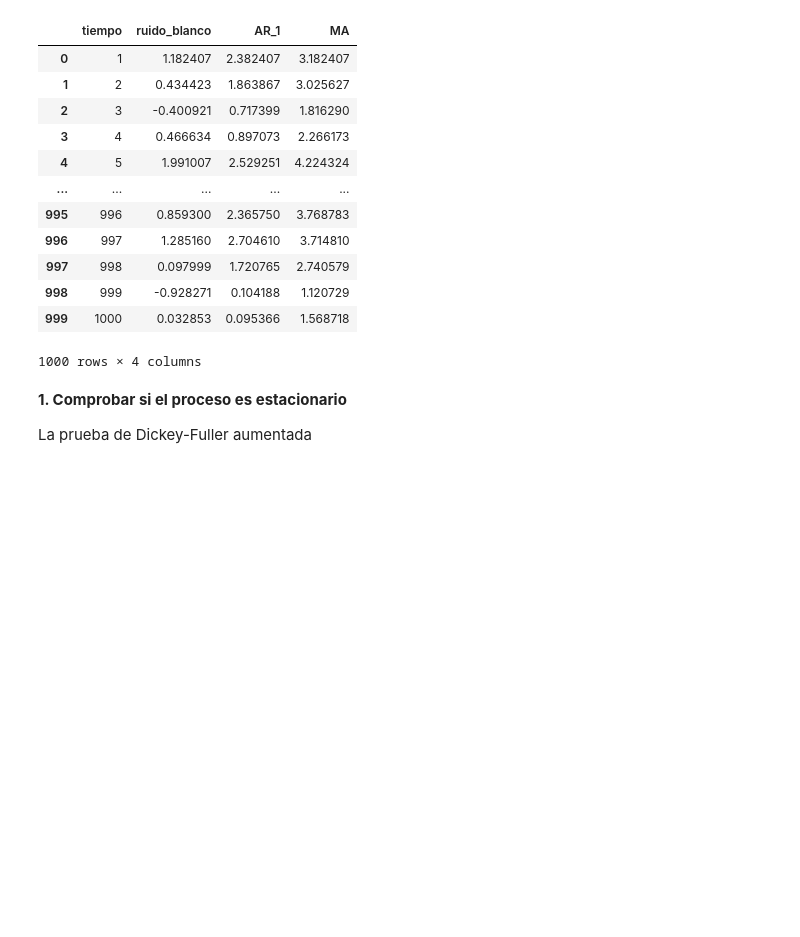
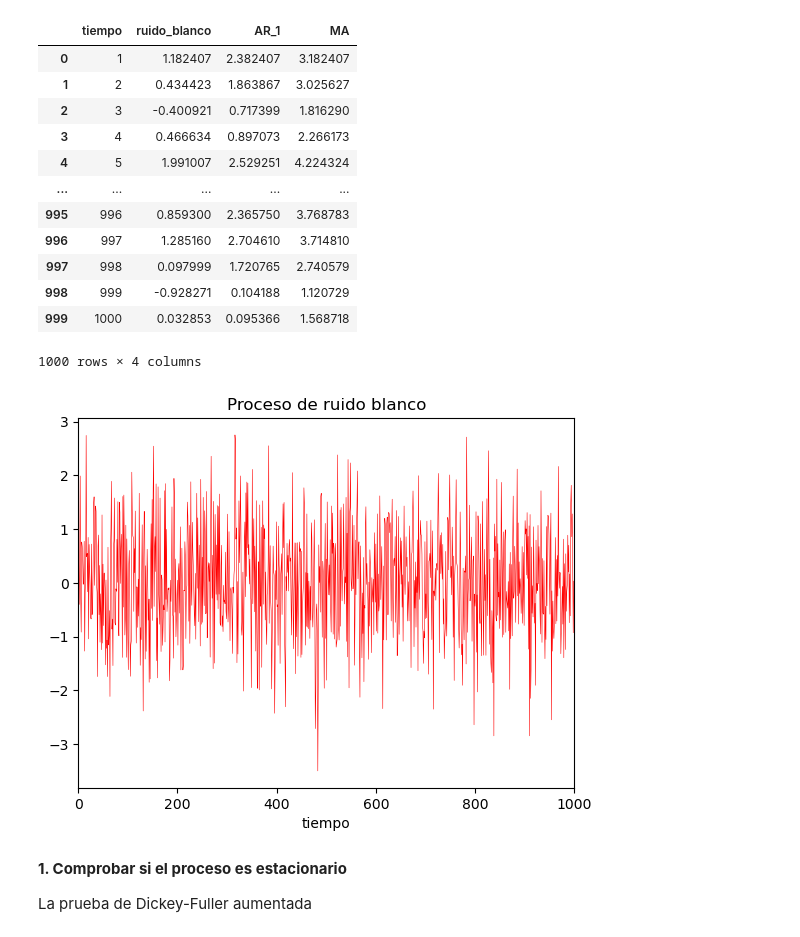
Before and after one commit to EdwinHdz360/EstadisticaAplicada_EJHR_2034175, a Jupyter notebook: 16vaSesion_EJHR_2034175_24Abr.ipynb, the cells around one changed output. Cells and saved outputs as stored; diff of their text form; code cells hidden in the pictures; blank space fills up the shorter version.

```diff
--- a/16vaSesion_EJHR_2034175_24Abr.ipynb
+++ b/16vaSesion_EJHR_2034175_24Abr.ipynb
@@ -16,7 +16,7 @@ from statsmodels.graphics.tsaplots import plot_acf
 from statsmodels.graphics.tsaplots import plot_pacf
 from statsmodels.tsa.stattools import adfuller
 # %%
-procesos = pd.read_excel('C:/Users/Lenovo/Desktop/EJHR/procesos_estacionarios.xlsx')
+procesos = pd.read_excel('procesos_estacionarios.xlsx')
 # %%
 procesos
 # %% [output]
@@ -33,6 +33,15 @@ procesos
 | 998 | 999 | -0.928271 | 0.104188 | 1.120729 |
 | 999 | 1000 | 0.032853 | 0.095366 | 1.568718 |
 1000 rows × 4 columns
+# %%
+#Graficar serie de tiempo
+procesos['ruido_blanco'].plot(color='red', linewidth=0.4)
+plt.title('Proceso de ruido blanco')
+plt.xlabel('tiempo')
+plt.xlim(0,1000)
+plt.savefig('ruido_blanco.png')
+# %% [output]
+[figure, added]
 # %% [markdown]
 **1. Comprobar si el proceso es estacionario**
 
```
Also changed, not shown: parts of 16 cells of this notebook.
